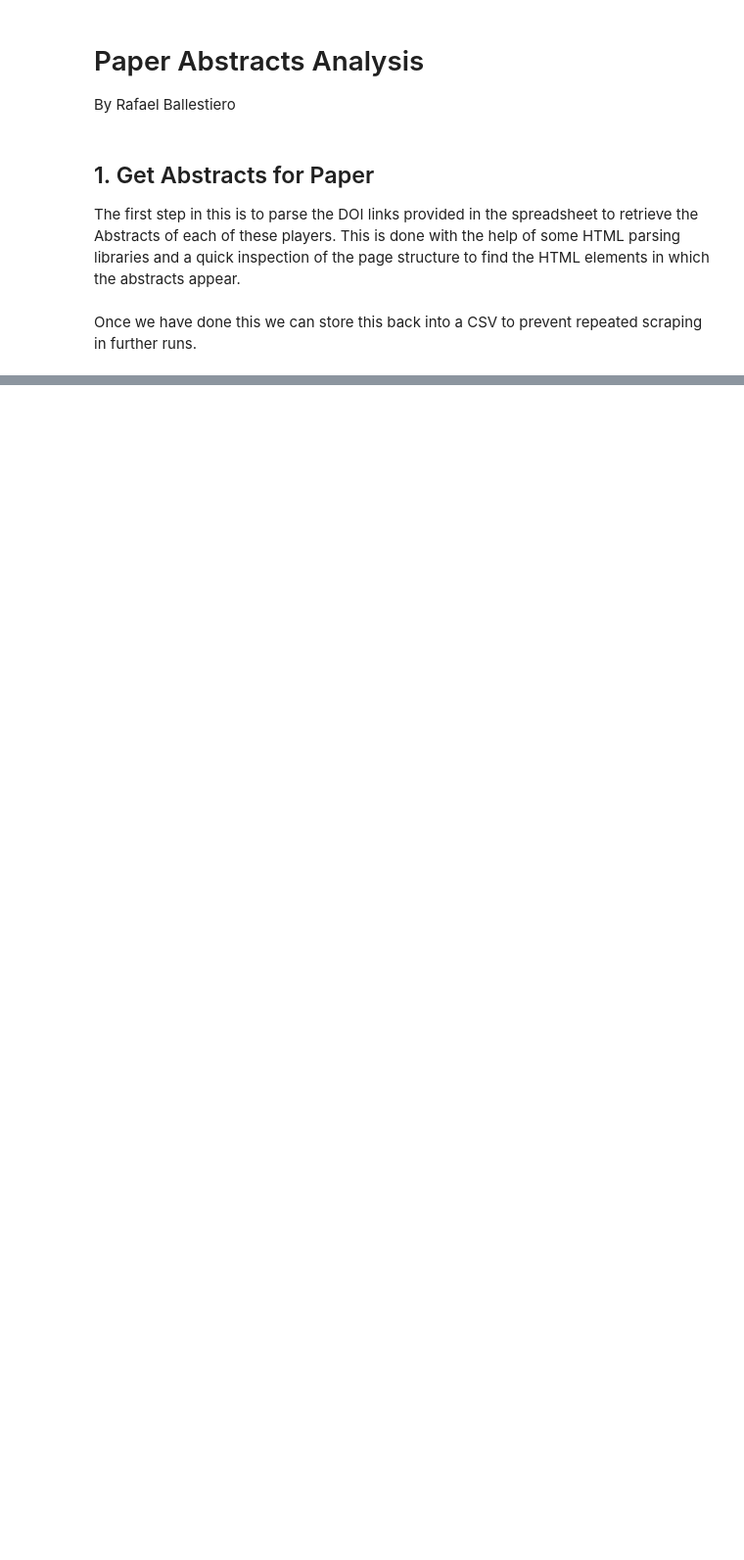
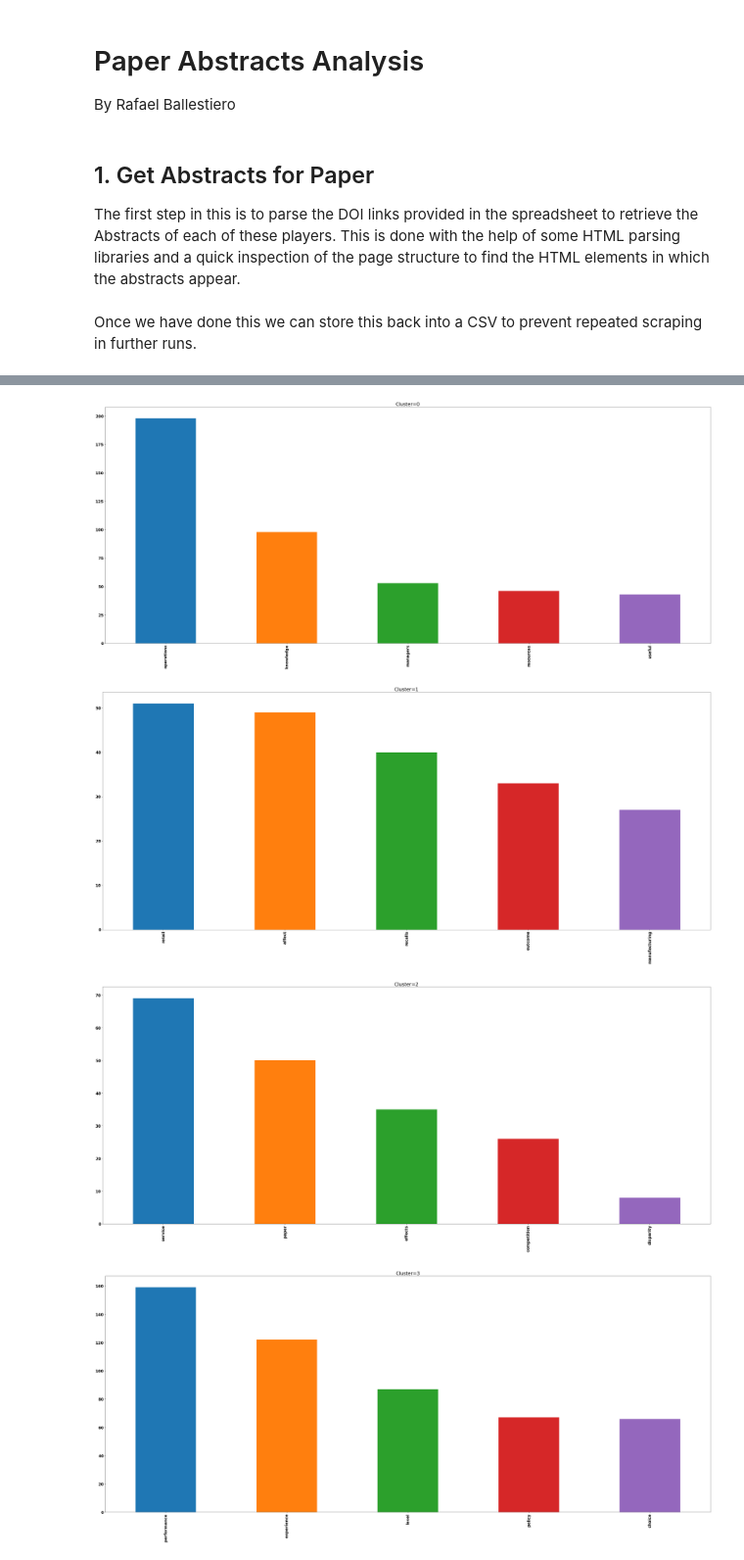
Before and after one commit to Thopiax/AbstractsAnalysis, a Jupyter notebook: abstract_analysis.ipynb, the cells around one changed output, grey strips where cells are left out. Shown at 98% size. Saved outputs shown, nothing was run; the diff lists cells and outputs as text; code cells hidden in the pictures; blank space fills up the shorter version.

```diff
--- a/abstract_analysis.ipynb
+++ b/abstract_analysis.ipynb
@@ -105,0 +81,13 @@ from sklearn.cluster import KMeans, AffinityPropagation
+# %%
+embeddings_dict = {}
+
+# code below was found in a medium article
+with open("data/glove.6B/glove.6B.100d.txt", 'r') as f:
+    for line in f:
+        values = line.split()
+        word = values[0]
+        vector = np.asarray(values[1:], "float32")
+        embeddings_dict[word] = vector
+
+# def find_closest_embeddings(embedding):
+#     return sorted(embeddings_dict.keys(), key=lambda word: spatial.distance.euclidean(embeddings_dict[word], embedding))
@@ -105,0 +200,7 @@ from sklearn.cluster import KMeans, AffinityPropagation
+# %%
+# %%timeit
+
+def minimum_distance_clustering(n_clusters):
+    return AgglomerativeClustering(n_clusters=n_clusters, affinity='precomputed', linkage='average').fit_predict(minimum_distance_matrix)
+
+minimum_distance_clusters = minimum_distance_clustering(6)
@@ -105,0 +220,13 @@ from sklearn.cluster import KMeans, AffinityPropagation
+# %%
+group_keywords = minimum_distance_keyword.groupby(minimum_distance_clusters).apply(lambda df: df.values.flatten())
+# %%
+for i, group in enumerate(group_keywords):
+    top_keywords = pd.value_counts(group).head(5)
+    plt.title(f'Cluster={i}')
+    top_keywords.plot.bar()
+    plt.show()
+# %% [output]
+[figure, added]
+[figure, added]
+[figure, added]
+[figure, added]
```
Also changed, not shown: parts of 67 cells of this notebook, 24 other files.
